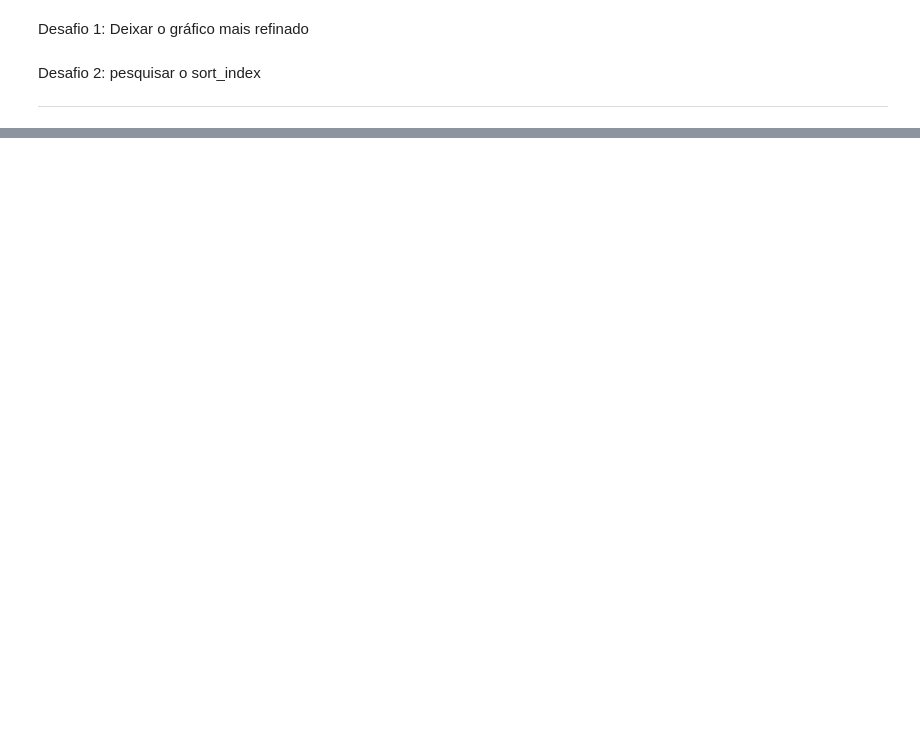
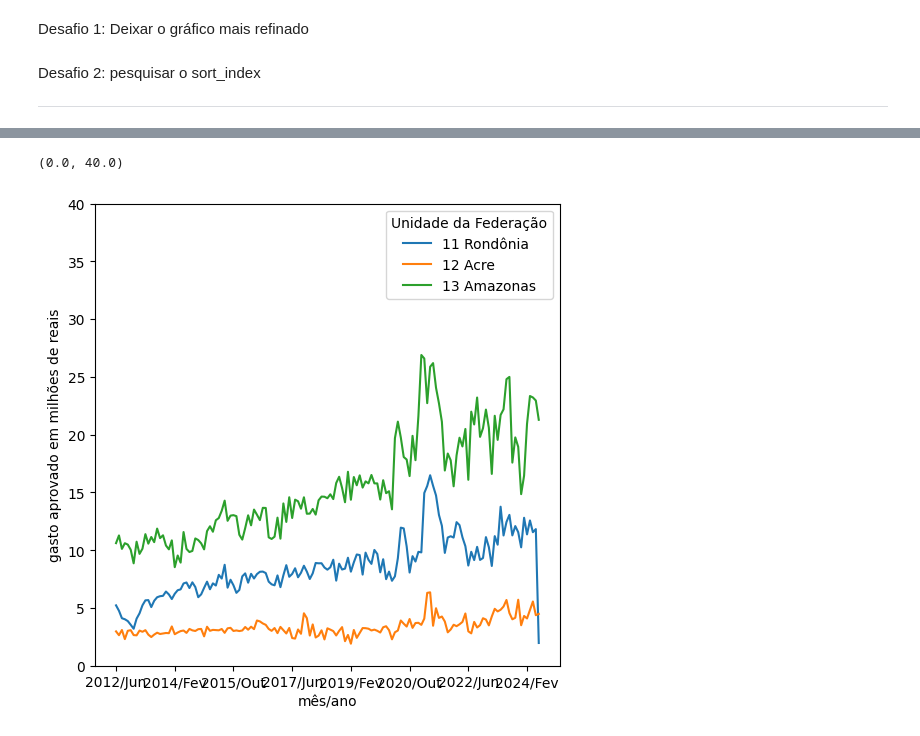
Before and after one commit to SandraRojasZ/Data-Analytics, a Jupyter notebook: pos-datascience-analise-e-exploracao-de-dados-aula1/Produção_Hospitalar_A2.ipynb, the cells around one changed output, grey strips where cells are left out. Cells and saved outputs as stored; diff of their text form; code cells hidden in the pictures; blank space fills up the shorter version.

```diff
--- a/pos-datascience-analise-e-exploracao-de-dados-aula1/Produção_Hospitalar_A2.ipynb
+++ b/pos-datascience-analise-e-exploracao-de-dados-aula1/Produção_Hospitalar_A2.ipynb
@@ -567,0 +585,13 @@ Desafio 2: pesquisar o sort_index
+# %%
+def plota_gastos_por_mes(dados, figsize=(10,6)):
+  # Transpor os dados para ter os meses como colunas
+  axis = dados.T.plot(figsize=figsize)
+  #axis.yaxis.set_major_formatter(ticker.StrMethodFormatter("{x:,.2f}"))
+  axis.set_ylabel("gasto aprovado em milhões de reais")
+  axis.set_xlabel("mês/ano")
+# %%
+plota_gastos_por_mes(colunas_valor_D.head(3), figsize=(6,6))
+plt.ylim(0, 40)
+# %% [output]
+(0.0, 40.0)
+[figure, added]
```
Also changed, not shown: parts of 15 cells of this notebook.
